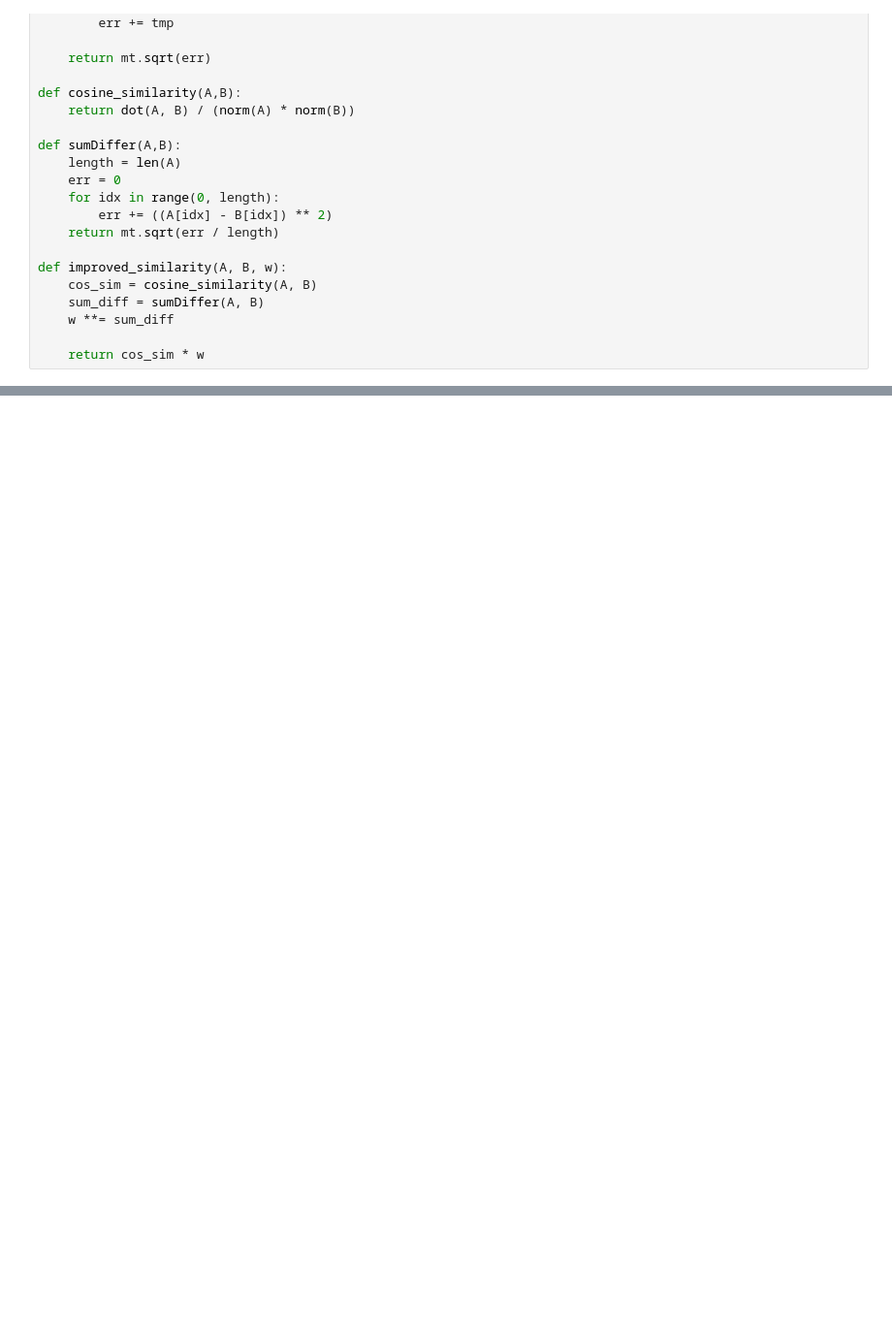
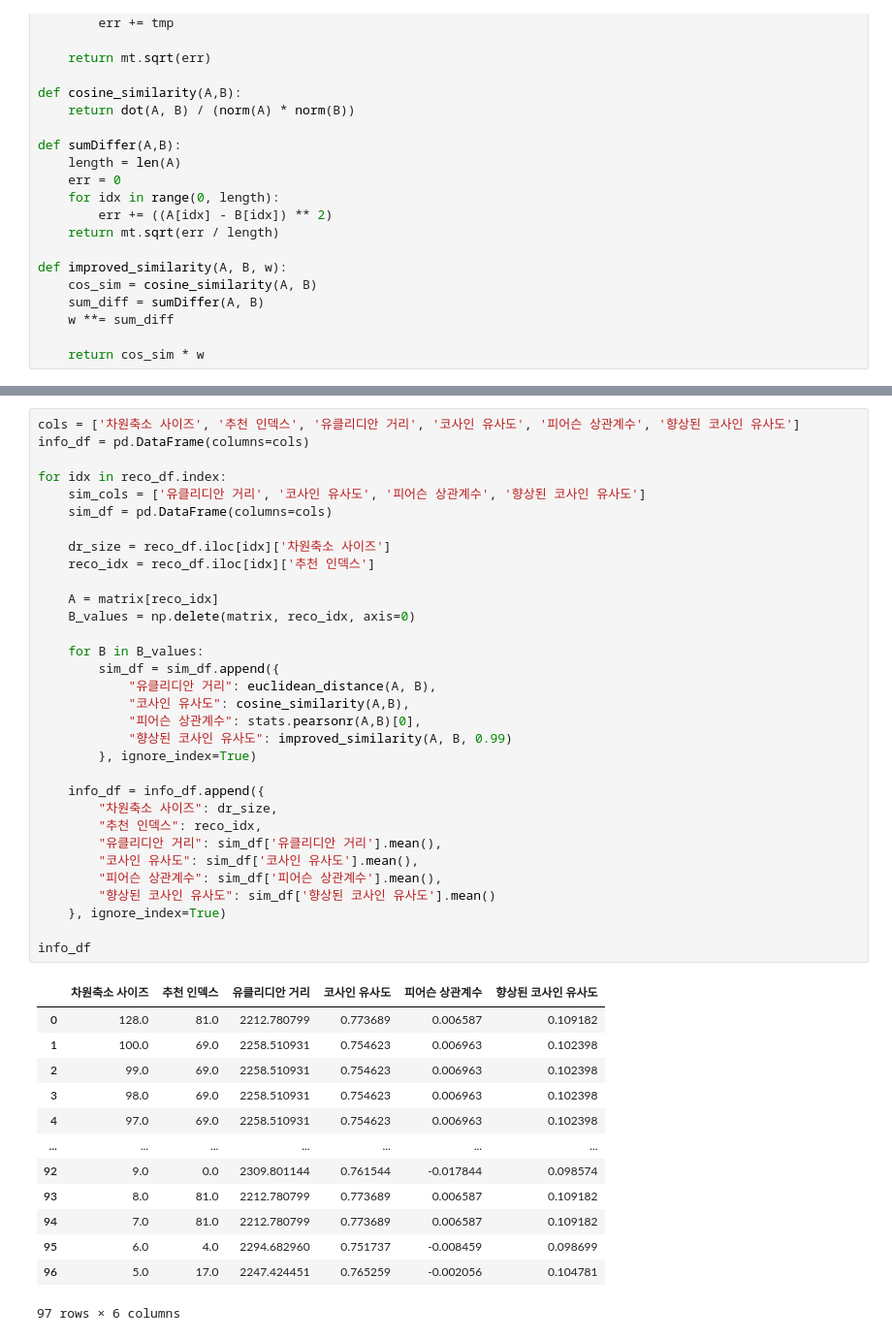
Before and after one commit to formegusto/contract-recommendation-system, a Jupyter notebook: pre-research/study-sim/Matrix Factorization Fit-Test.ipynb, the cells around one changed output, grey strips where cells are left out. Shown: that part at 97% size. Saved outputs shown, nothing was run; the diff lists cells and outputs as text; blank space fills up the shorter version.

```diff
--- a/pre-research/study-sim/Matrix Factorization Fit-Test.ipynb
+++ b/pre-research/study-sim/Matrix Factorization Fit-Test.ipynb
@@ -142,0 +155,46 @@ print(max_sim_idx)
+# %%
+cols = ['차원축소 사이즈', '추천 인덱스', '유클리디안 거리', '코사인 유사도', '피어슨 상관계수', '향상된 코사인 유사도']
+info_df = pd.DataFrame(columns=cols)
+
+for idx in reco_df.index:
+    sim_cols = ['유클리디안 거리', '코사인 유사도', '피어슨 상관계수', '향상된 코사인 유사도']
+    sim_df = pd.DataFrame(columns=cols)
+
+    dr_size = reco_df.iloc[idx]['차원축소 사이즈']
+    reco_idx = reco_df.iloc[idx]['추천 인덱스']
+
+    A = matrix[reco_idx]
+    B_values = np.delete(matrix, reco_idx, axis=0)
+
+    for B in B_values:
+        sim_df = sim_df.append({
+            "유클리디안 거리": euclidean_distance(A, B),
+            "코사인 유사도": cosine_similarity(A,B),
+            "피어슨 상관계수": stats.pearsonr(A,B)[0],
+            "향상된 코사인 유사도": improved_similarity(A, B, 0.99)
+        }, ignore_index=True)
+
+    info_df = info_df.append({
+        "차원축소 사이즈": dr_size,
+        "추천 인덱스": reco_idx,
+        "유클리디안 거리": sim_df['유클리디안 거리'].mean(),
+        "코사인 유사도": sim_df['코사인 유사도'].mean(),
+        "피어슨 상관계수": sim_df['피어슨 상관계수'].mean(),
+        "향상된 코사인 유사도": sim_df['향상된 코사인 유사도'].mean()
+    }, ignore_index=True)
+
+info_df
+# %% [output]
+|  | 차원축소 사이즈 | 추천 인덱스 | 유클리디안 거리 | 코사인 유사도 | 피어슨 상관계수 | 향상된 코사인 유사도 |
+| 0 | 128.0 | 81.0 | 2212.780799 | 0.773689 | 0.006587 | 0.109182 |
+| 1 | 100.0 | 69.0 | 2258.510931 | 0.754623 | 0.006963 | 0.102398 |
+| 2 | 99.0 | 69.0 | 2258.510931 | 0.754623 | 0.006963 | 0.102398 |
+| 3 | 98.0 | 69.0 | 2258.510931 | 0.754623 | 0.006963 | 0.102398 |
+| 4 | 97.0 | 69.0 | 2258.510931 | 0.754623 | 0.006963 | 0.102398 |
+| ... | ... | ... | ... | ... | ... | ... |
+| 92 | 9.0 | 0.0 | 2309.801144 | 0.761544 | -0.017844 | 0.098574 |
+| 93 | 8.0 | 81.0 | 2212.780799 | 0.773689 | 0.006587 | 0.109182 |
+| 94 | 7.0 | 81.0 | 2212.780799 | 0.773689 | 0.006587 | 0.109182 |
+| 95 | 6.0 | 4.0 | 2294.682960 | 0.751737 | -0.008459 | 0.098699 |
+| 96 | 5.0 | 17.0 | 2247.424451 | 0.765259 | -0.002056 | 0.104781 |
+97 rows × 6 columns
```
Also changed, not shown: parts of 10 cells of this notebook.
